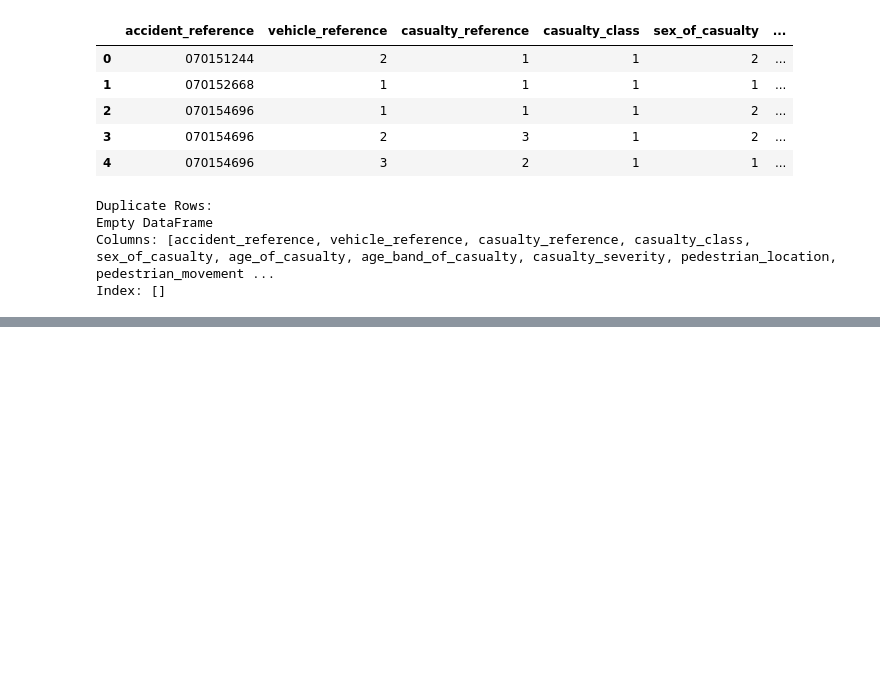
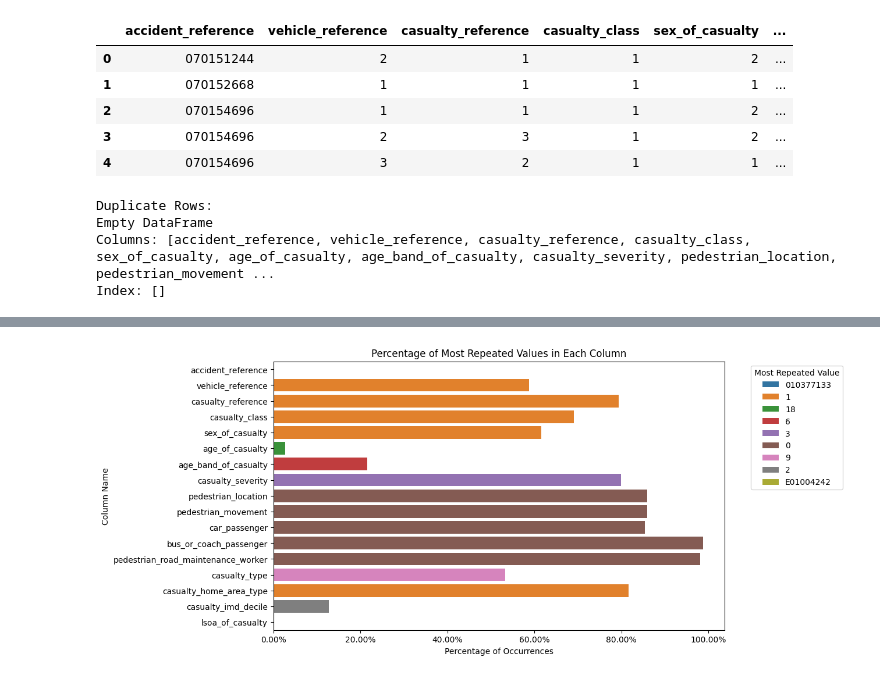
Before and after one commit to AminHeidariSardabi/dft-road-casualty-statistics-casualty-provisional-mid-year-unvalidated-2022, a Jupyter notebook: main.ipynb, the cells around one changed output, grey strips where cells are left out. Cells and saved outputs as stored; diff of their text form; code cells hidden in the pictures; blank space fills up the shorter version.

```diff
--- a/main.ipynb
+++ b/main.ipynb
@@ -233,0 +216,40 @@ Name: count, Length: 42124, dtype: int64
+# %%
+# Create an empty list to store the data
+summary_data = []
+
+# Loop through selected columns
+for column in df.columns:
+    # Get the most common values and their counts
+    top_values = df[column].value_counts().head(1)
+
+    # Calculate the percentage of occurrences
+    percentage = (top_values / len(df)) * 100
+
+    # Append the information to the list
+    summary_data.append({
+        'Column Name': column,
+        'Most Repeated Value': top_values.index[0],
+        'Percentage of Occurrences': percentage.values[0]
+    })
+
+# Create a DataFrame from the list
+summary_table = pd.DataFrame(summary_data)
+
+# Plot the histogram with hover labels
+plt.figure(figsize=(10, 6))
+ax = sns.barplot(x='Percentage of Occurrences', y='Column Name', data=summary_table, hue='Most Repeated Value', dodge=False)
+
+# Format hover labels to show the exact percentage value
+def show_percentage(x, pos):
+    return f"{x:.2f}%"
+
+formatter = FuncFormatter(show_percentage)
+ax.xaxis.set_major_formatter(formatter)
+
+plt.title('Percentage of Most Repeated Values in Each Column')
+plt.xlabel('Percentage of Occurrences')
+plt.ylabel('Column Name')
+plt.legend(title='Most Repeated Value', bbox_to_anchor=(1.05, 1), loc='upper left')
+plt.show()
+# %% [output]
+[figure, added]
```
Also changed, not shown: parts of 46 cells of this notebook, 17 other files.
